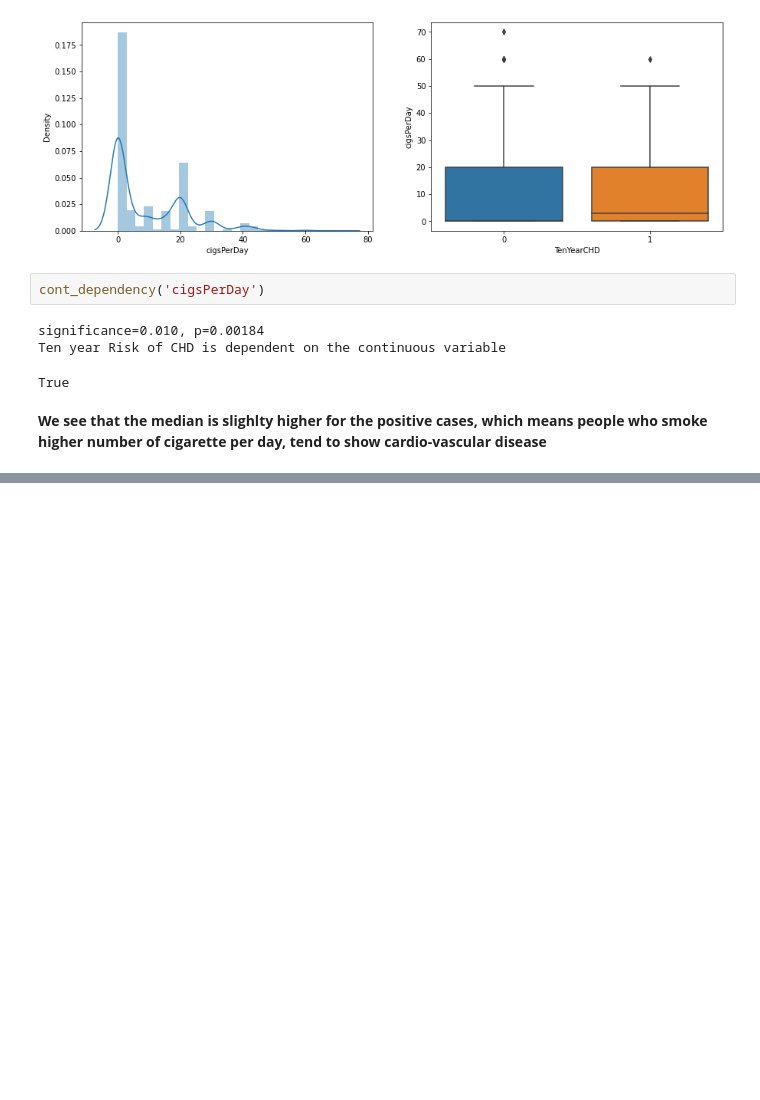
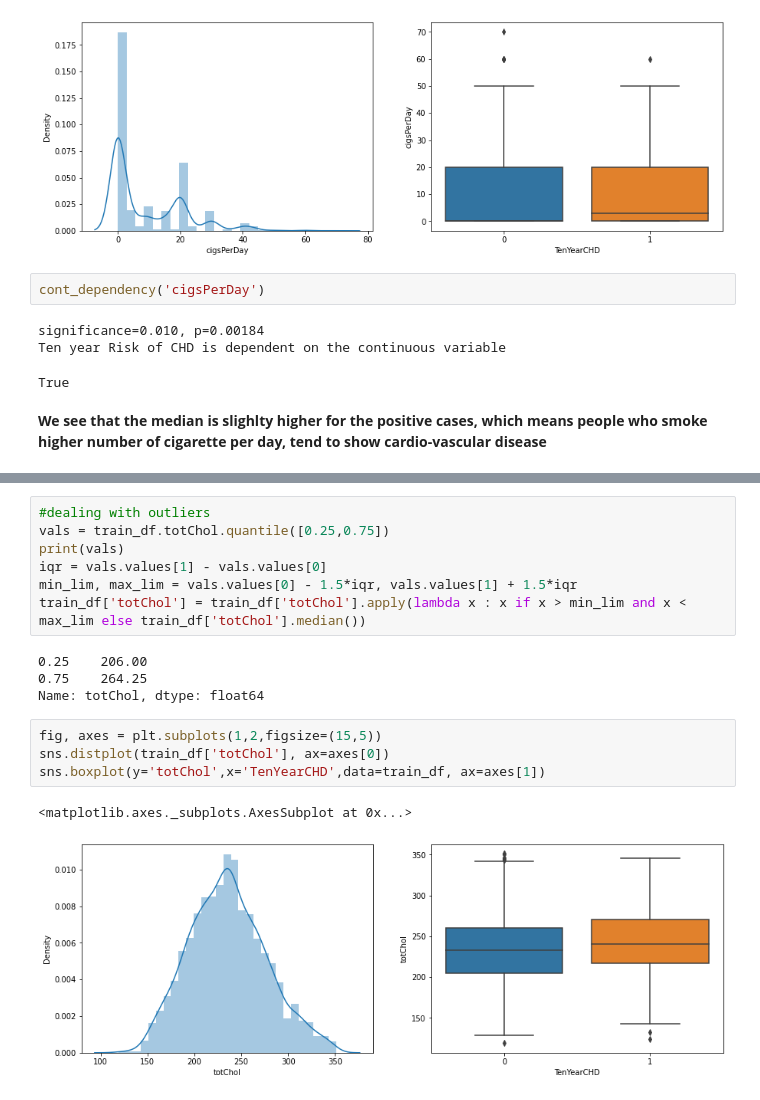
Before and after one commit to Kanika211/Cardiovascular_risk_prediction, a Jupyter notebook: Cardiovascular_risk_prediction.ipynb, the cells around one changed output, grey strips where cells are left out. Cells and saved outputs as stored; diff of their text form; blank space fills up the shorter version.

```diff
--- a/Cardiovascular_risk_prediction.ipynb
+++ b/Cardiovascular_risk_prediction.ipynb
@@ -409,0 +490,18 @@ True
+# %%
+#dealing with outliers
+vals = train_df.totChol.quantile([0.25,0.75])
+print(vals)
+iqr = vals.values[1] - vals.values[0]
+min_lim, max_lim = vals.values[0] - 1.5*iqr, vals.values[1] + 1.5*iqr
+train_df['totChol'] = train_df['totChol'].apply(lambda x : x if x > min_lim and x < max_lim else train_df['totChol'].median())
+# %% [output]
+0.25    206.00
+0.75    264.25
+Name: totChol, dtype: float64
+# %%
+fig, axes = plt.subplots(1,2,figsize=(15,5))
+sns.distplot(train_df['totChol'], ax=axes[0])
+sns.boxplot(y='totChol',x='TenYearCHD',data=train_df, ax=axes[1])
+# %% [output]
+<matplotlib.axes._subplots.AxesSubplot at 0x...>
+[figure, added]
```
Also changed, not shown: parts of 85 cells of this notebook.
